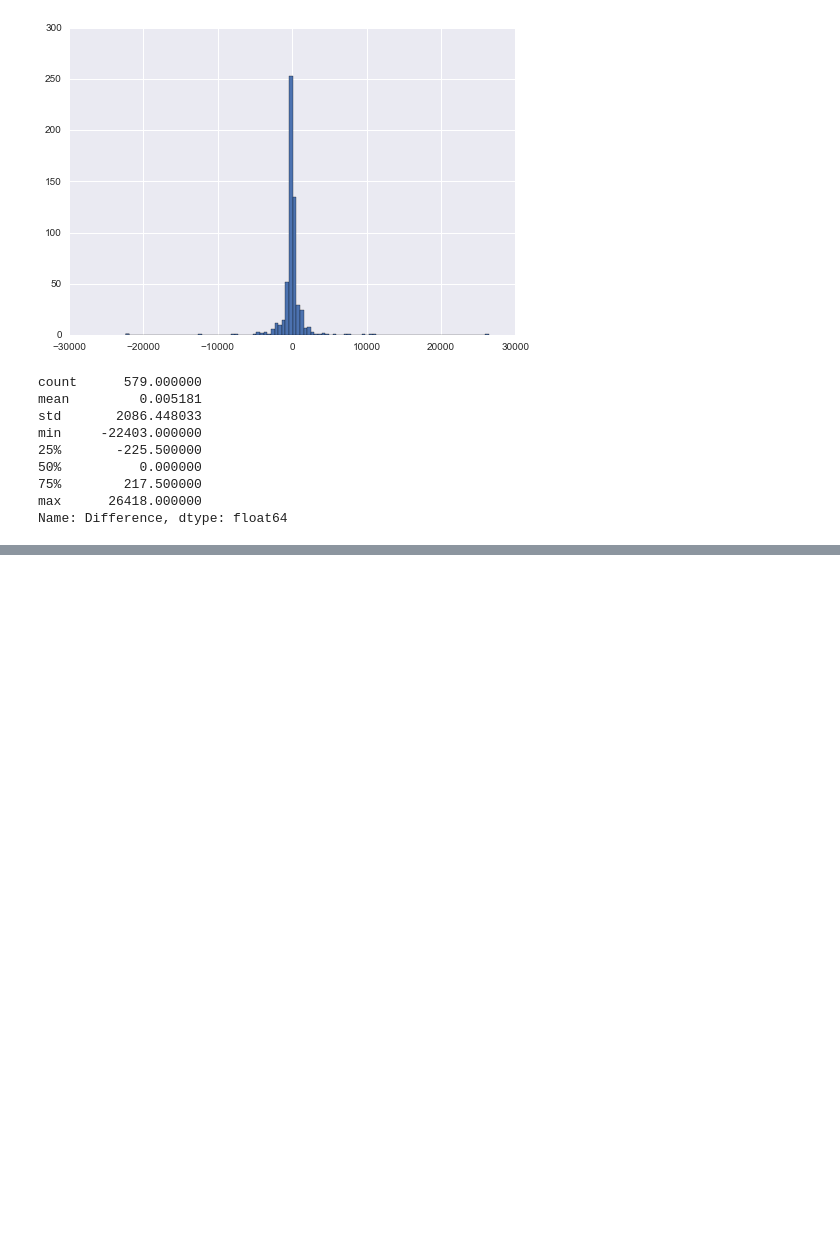
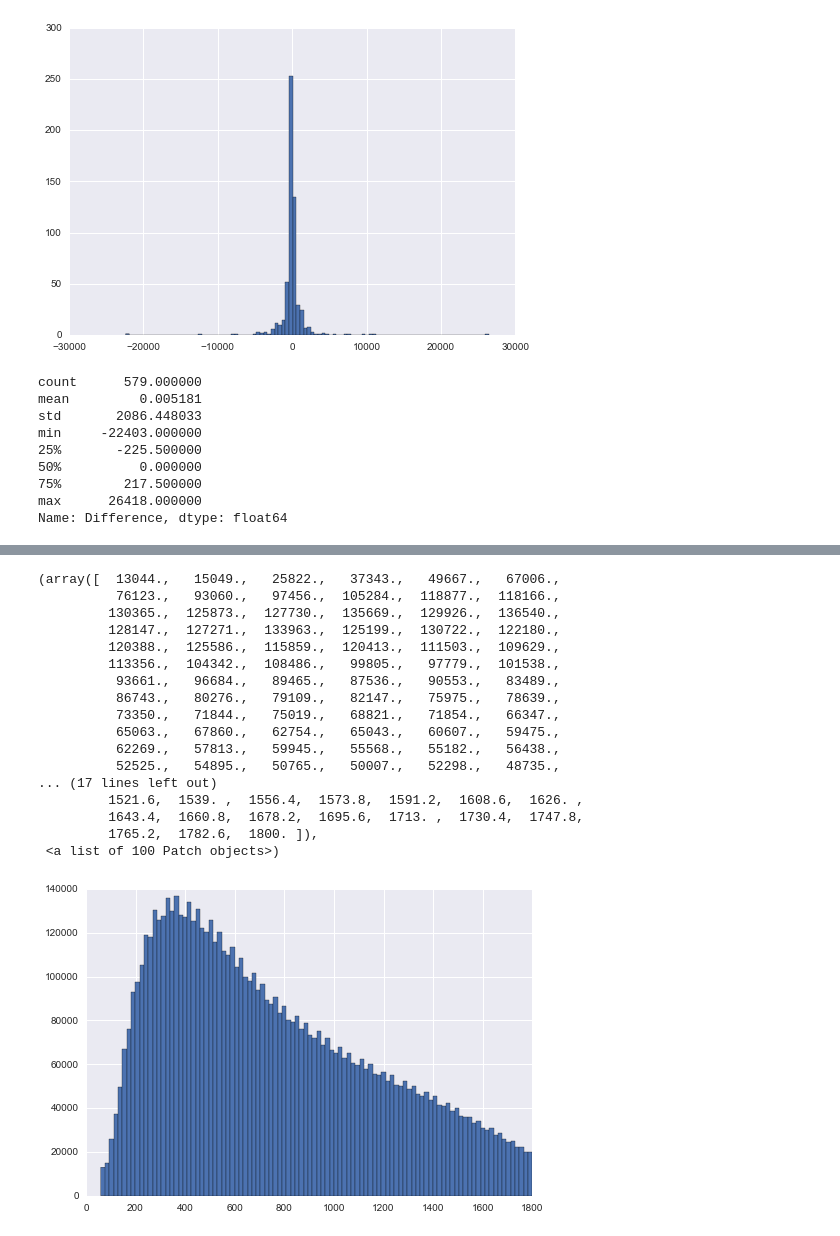
Before and after one commit to cgeppig/DSI_week_03, a Jupyter notebook: Plotting Fun.ipynb, the cells around one changed output, grey strips where cells are left out. Cells and saved outputs as stored; diff of their text form; code cells hidden in the pictures; blank space fills up the shorter version.

```diff
--- a/Plotting Fun.ipynb
+++ b/Plotting Fun.ipynb
@@ -206,0 +266,21 @@ Name: Difference, dtype: float64
+# %%
+plt.hist(divvy[(divvy['tripduration'] <= 1800.0)]['tripduration'], bins = 100)
+# %% [output]
+(array([  13044.,   15049.,   25822.,   37343.,   49667.,   67006.,
+          76123.,   93060.,   97456.,  105284.,  118877.,  118166.,
+         130365.,  125873.,  127730.,  135669.,  129926.,  136540.,
+         128147.,  127271.,  133963.,  125199.,  130722.,  122180.,
+         120388.,  125586.,  115859.,  120413.,  111503.,  109629.,
+         113356.,  104342.,  108486.,   99805.,   97779.,  101538.,
+          93661.,   96684.,   89465.,   87536.,   90553.,   83489.,
+          86743.,   80276.,   79109.,   82147.,   75975.,   78639.,
+          73350.,   71844.,   75019.,   68821.,   71854.,   66347.,
+          65063.,   67860.,   62754.,   65043.,   60607.,   59475.,
+          62269.,   57813.,   59945.,   55568.,   55182.,   56438.,
+          52525.,   54895.,   50765.,   50007.,   52298.,   48735.,
+... (17 lines left out)
+         1521.6,  1539. ,  1556.4,  1573.8,  1591.2,  1608.6,  1626. ,
+         1643.4,  1660.8,  1678.2,  1695.6,  1713. ,  1730.4,  1747.8,
+         1765.2,  1782.6,  1800. ]),
+ <a list of 100 Patch objects>)
+[figure, added]
```
Also changed, not shown: parts of 27 cells of this notebook, 3 other files.
